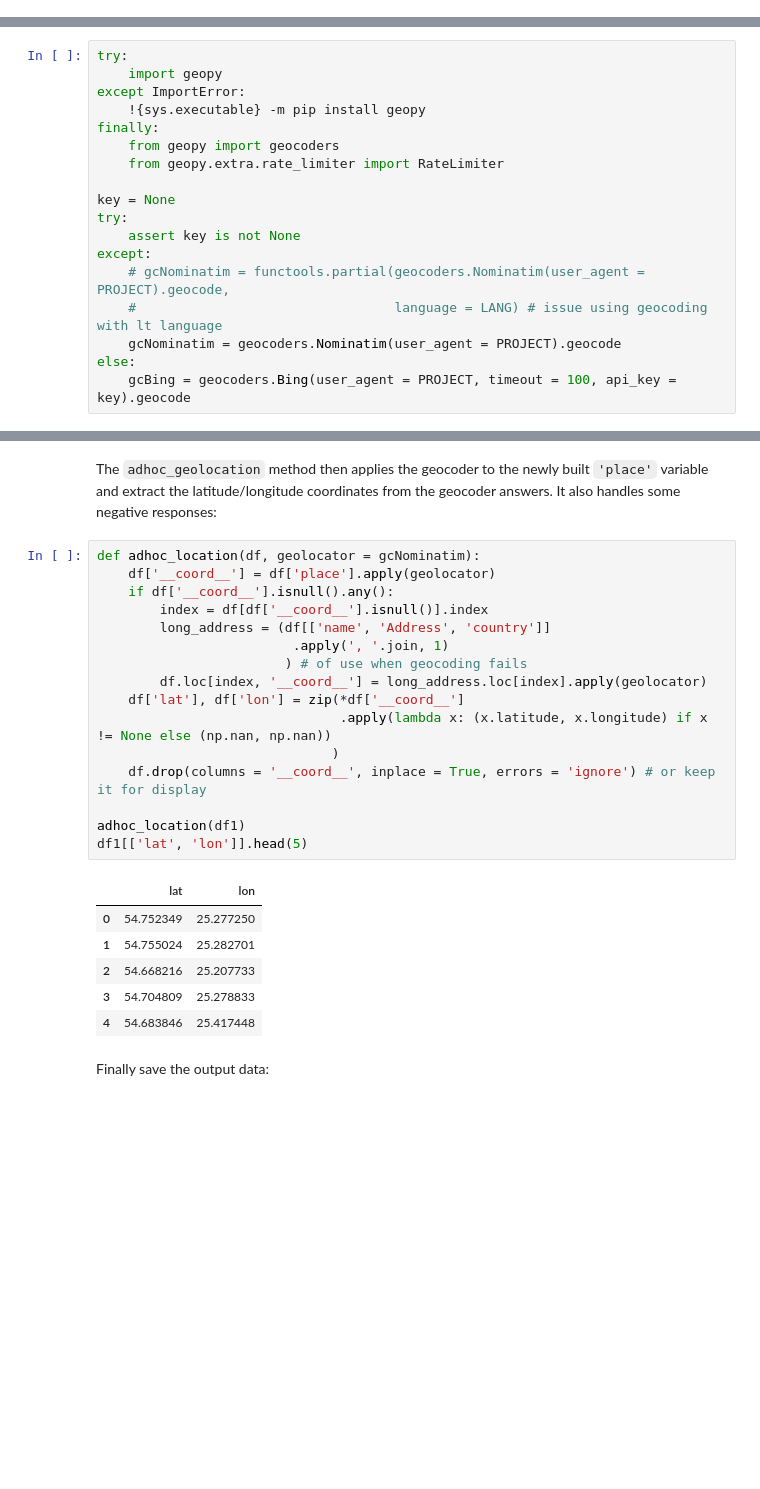
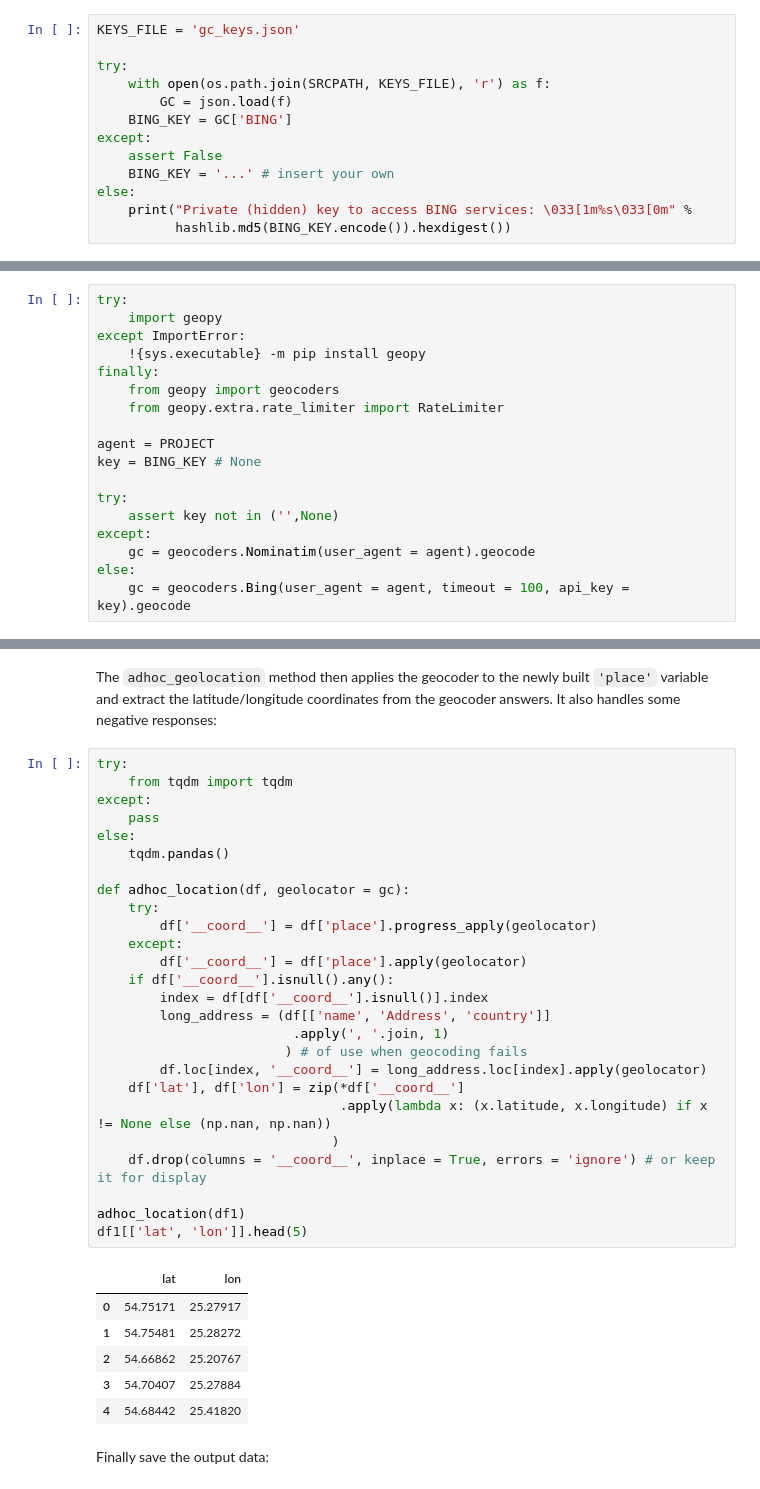
Before and after one commit to eurostat/basic-services, a Jupyter notebook: src/python/notebooks/02_HCS_LT.ipynb, the cells around one changed output, grey strips where cells are left out. Cells and saved outputs as stored; diff of their text form; blank space fills up the shorter version.

```diff
--- a/src/python/notebooks/02_HCS_LT.ipynb
+++ b/src/python/notebooks/02_HCS_LT.ipynb
@@ -48,0 +58,13 @@ except:
+# %%
+KEYS_FILE = 'gc_keys.json'
+
+try:
+    with open(os.path.join(SRCPATH, KEYS_FILE), 'r') as f:
+        GC = json.load(f)
+    BING_KEY = GC['BING']
+except:
+    assert False
+    BING_KEY = '...' # insert your own
+else:
+    print("Private (hidden) key to access BING services: \033[1m%s\033[0m" %
+          hashlib.md5(BING_KEY.encode()).hexdigest())
@@ -119,15 +143,15 @@ finally:
     from geopy import geocoders
     from geopy.extra.rate_limiter import RateLimiter
 
-key = None
+agent = PROJECT
+key = BING_KEY # None
+
 try:
-    assert key is not None
+    assert key not in ('',None)
 except:
-    # gcNominatim = functools.partial(geocoders.Nominatim(user_agent = PROJECT).geocode,
-    #                                 language = LANG) # issue using geocoding with lt language
-    gcNominatim = geocoders.Nominatim(user_agent = PROJECT).geocode
+    gc = geocoders.Nominatim(user_agent = agent).geocode
 else:
-    gcBing = geocoders.Bing(user_agent = PROJECT, timeout = 100, api_key = key).geocode
+    gc = geocoders.Bing(user_agent = agent, timeout = 100, api_key = key).geocode
 # %% [markdown]
 Note some way to circumvent the geocoder limitations (this may not be needed for all geocoders):
 # %%
@@ -153,28 +177,38 @@ lat/lon coordinates: (54.75234945,25.277250069302262)
 # %% [markdown]
 The `adhoc_geolocation` method then applies the geocoder to the newly built `'place'` variable and extract the latitude/longitude coordinates from the geocoder answers. It also handles some negative responses:
 # %%
-def adhoc_location(df, geolocator = gcNominatim):
-    df['__coord__'] = df['place'].apply(geolocator)
+try:
+    from tqdm import tqdm
+except:
+    pass
+else:
+    tqdm.pandas()
+
+def adhoc_location(df, geolocator = gc):
+    try:
+        df['__coord__'] = df['place'].progress_apply(geolocator)
+    except:
+        df['__coord__'] = df['place'].apply(geolocator)
     if df['__coord__'].isnull().any():
         index = df[df['__coord__'].isnull()].index
         long_address = (df[['name', 'Address', 'country']]
                          .apply(', '.join, 1)
                         ) # of use when geocoding fails
         df.loc[index, '__coord__'] = long_address.loc[index].apply(geolocator)
     df['lat'], df['lon'] = zip(*df['__coord__']
                                .apply(lambda x: (x.latitude, x.longitude) if x != None else (np.nan, np.nan))
                               )
     df.drop(columns = '__coord__', inplace = True, errors = 'ignore') # or keep it for display
 
 adhoc_location(df1)
 df1[['lat', 'lon']].head(5)
 # %% [output]
 |  | lat | lon |
-| 0 | 54.752349 | 25.277250 |
-| 1 | 54.755024 | 25.282701 |
-| 2 | 54.668216 | 25.207733 |
-| 3 | 54.704809 | 25.278833 |
-| 4 | 54.683846 | 25.417448 |
+| 0 | 54.75171 | 25.27917 |
+| 1 | 54.75481 | 25.28272 |
+| 2 | 54.66862 | 25.20767 |
+| 3 | 54.70407 | 25.27884 |
+| 4 | 54.68442 | 25.41820 |
 # %% [markdown]
 Finally save the output data:
 # %%
```
Also changed, not shown: parts of 21 cells of this notebook.
